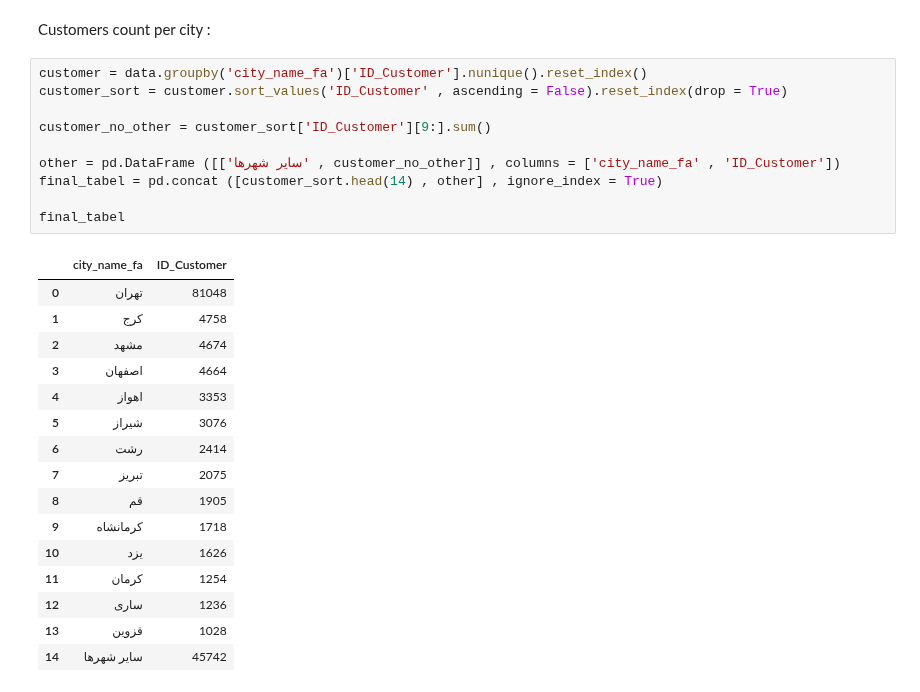
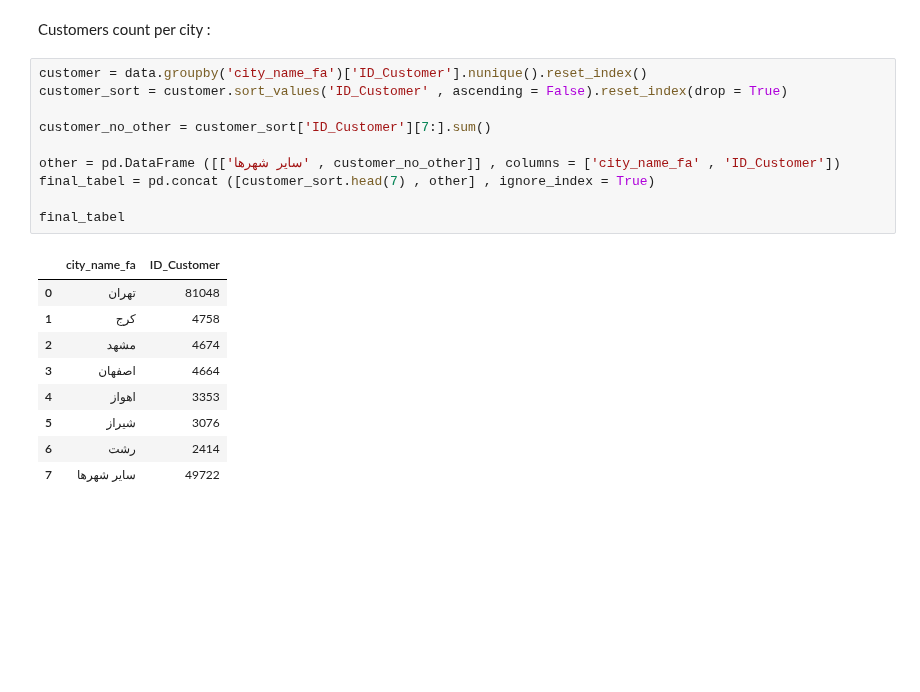
Before and after one commit to TaRa1999R/Data_Science, a Jupyter notebook: assignment39/3_digikala.ipynb, the cells around one changed output. Cells and saved outputs as stored; diff of their text form; blank space fills up the shorter version.

```diff
--- a/assignment39/3_digikala.ipynb
+++ b/assignment39/3_digikala.ipynb
@@ -56,28 +56,21 @@ Customers count per city :
 # %%
 customer = data.groupby('city_name_fa')['ID_Customer'].nunique().reset_index()
 customer_sort = customer.sort_values('ID_Customer' , ascending = False).reset_index(drop = True)
 
-customer_no_other = customer_sort['ID_Customer'][9:].sum()
+customer_no_other = customer_sort['ID_Customer'][7:].sum()
 
 other = pd.DataFrame ([['سایر شهرها' , customer_no_other]] , columns = ['city_name_fa' , 'ID_Customer'])
-final_tabel = pd.concat ([customer_sort.head(14) , other] , ignore_index = True)
+final_tabel = pd.concat ([customer_sort.head(7) , other] , ignore_index = True)
 
 final_tabel
 # %% [output]
 |  | city_name_fa | ID_Customer |
 | 0 | تهران | 81048 |
 | 1 | کرج | 4758 |
 | 2 | مشهد | 4674 |
 | 3 | اصفهان | 4664 |
 | 4 | اهواز | 3353 |
 | 5 | شیراز | 3076 |
 | 6 | رشت | 2414 |
-| 7 | تبریز | 2075 |
-| 8 | قم | 1905 |
-| 9 | کرمانشاه | 1718 |
-| 10 | یزد | 1626 |
-| 11 | کرمان | 1254 |
-| 12 | ساری | 1236 |
-| 13 | قزوین | 1028 |
-| 14 | سایر شهرها | 45742 |
+| 7 | سایر شهرها | 49722 |
 # %%
```
Also changed, not shown: parts of 1 cell of this notebook, 1 other file.
